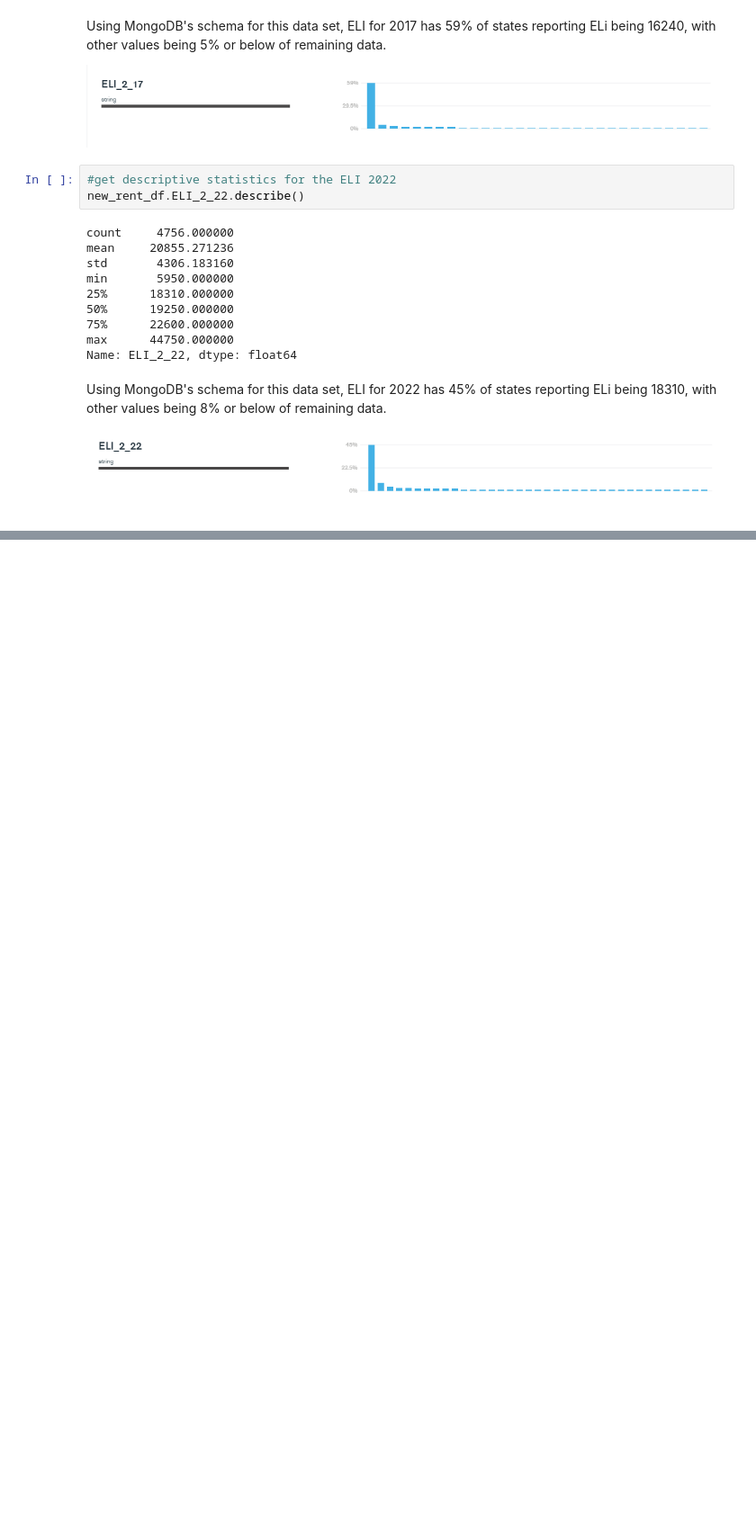
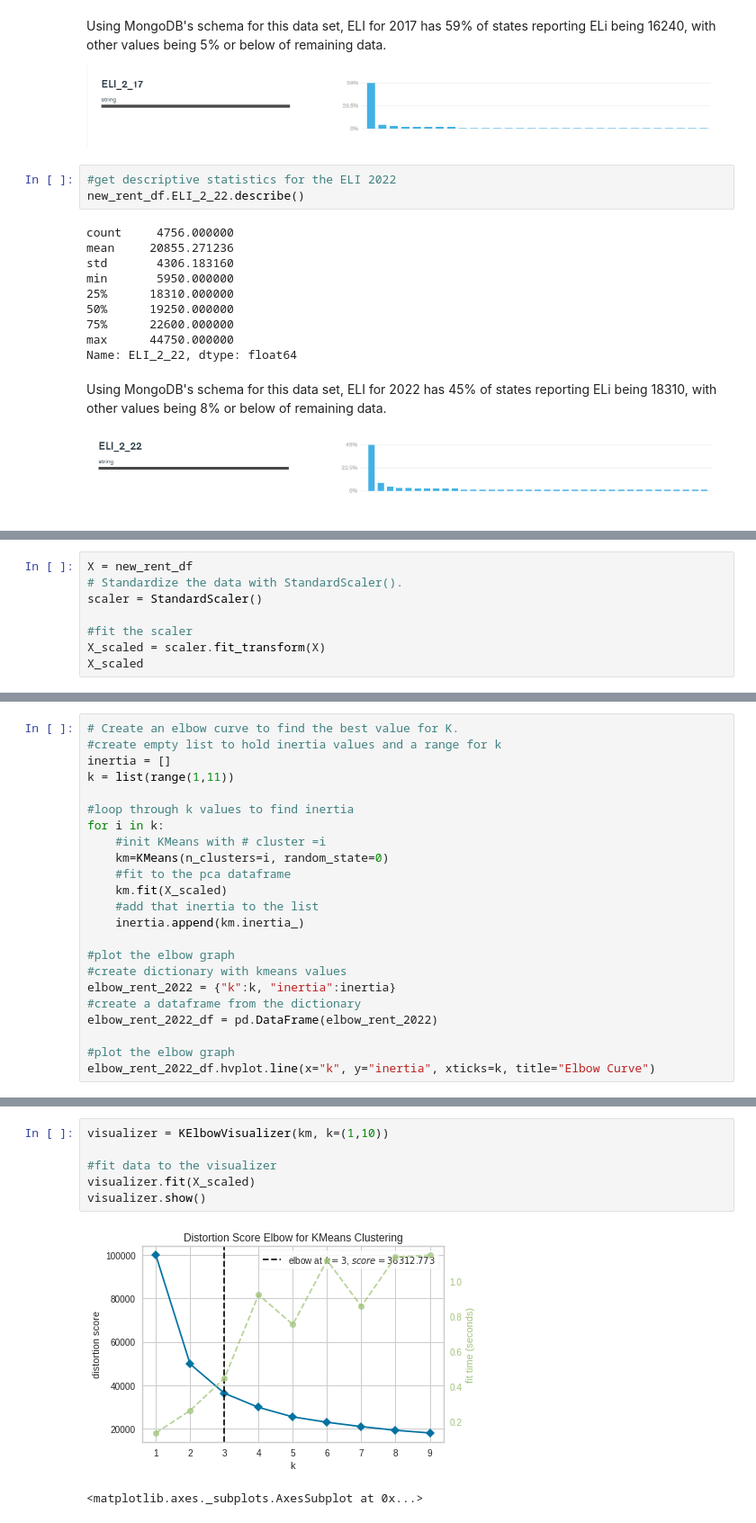
Before and after one commit to shumph10/Housing_Assistance_Analysis, a Jupyter notebook: ML_joined_df.ipynb, the cells around one changed output, grey strips where cells are left out. Shown at 90% size. Cells and saved outputs as stored; diff of their text form; blank space fills up the shorter version.

```diff
--- a/ML_joined_df.ipynb
+++ b/ML_joined_df.ipynb
@@ -205,0 +299,8 @@ Using MongoDB's schema for this data set, ELI for 2022 has 45% of states reporti
+# %%
+X = new_rent_df
+# Standardize the data with StandardScaler().
+scaler = StandardScaler()
+
+#fit the scaler
+X_scaled = scaler.fit_transform(X)
+X_scaled
@@ -205,0 +352,23 @@ Using MongoDB's schema for this data set, ELI for 2022 has 45% of states reporti
+# %%
+# Create an elbow curve to find the best value for K.
+#create empty list to hold inertia values and a range for k
+inertia = []
+k = list(range(1,11))
+
+#loop through k values to find inertia
+for i in k:
+    #init KMeans with # cluster =i
+    km=KMeans(n_clusters=i, random_state=0)
+    #fit to the pca dataframe
+    km.fit(X_scaled)
+    #add that inertia to the list
+    inertia.append(km.inertia_)
+
+#plot the elbow graph
+#create dictionary with kmeans values
+elbow_rent_2022 = {"k":k, "inertia":inertia}
+#create a dataframe from the dictionary
+elbow_rent_2022_df = pd.DataFrame(elbow_rent_2022)
+
+#plot the elbow graph
+elbow_rent_2022_df.hvplot.line(x="k", y="inertia", xticks=k, title="Elbow Curve")
@@ -205,0 +377,9 @@ Using MongoDB's schema for this data set, ELI for 2022 has 45% of states reporti
+# %%
+visualizer = KElbowVisualizer(km, k=(1,10))
+
+#fit data to the visualizer
+visualizer.fit(X_scaled)
+visualizer.show()
+# %% [output]
+[figure, added]
+<matplotlib.axes._subplots.AxesSubplot at 0x...>
```
Also changed, not shown: parts of 27 cells of this notebook.
